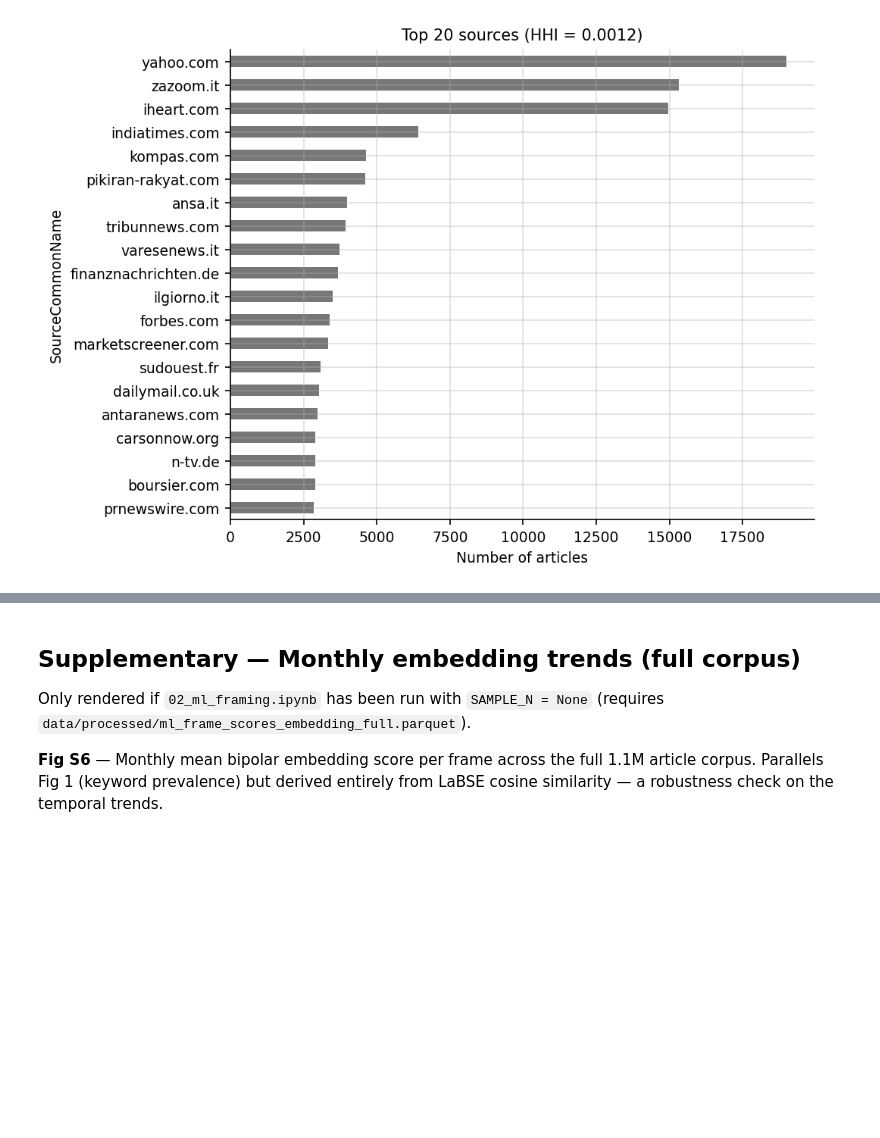
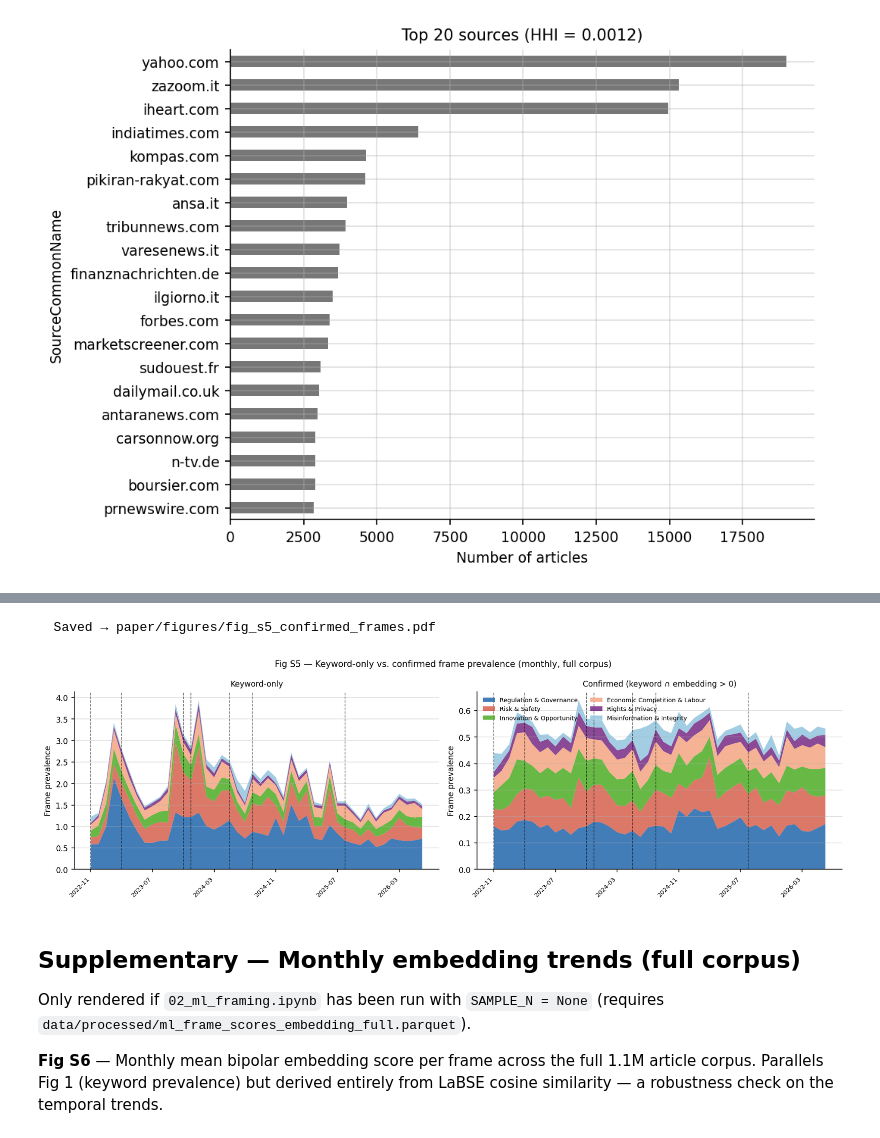
Before and after one commit to brewcoua/GenAI-GDELT, a Jupyter notebook: notebooks/03_paper_figures.ipynb, the cells around one changed output, grey strips where cells are left out. Drawn from its saved outputs; the diff is of its cells as text; code cells hidden in the pictures; blank space fills up the shorter version.

```diff
--- a/notebooks/03_paper_figures.ipynb
+++ b/notebooks/03_paper_figures.ipynb
@@ -435,3 +410,51 @@ else:
+# %%
+ML_CONFIRMED_PATH = PROCESSED / "ml_frame_confirmed.parquet"
+
+if not ML_CONFIRMED_PATH.exists():
+    print("ml_frame_confirmed.parquet not found — run 02_ml_framing.ipynb Section 4 (SAMPLE_N=None) first.")
+else:
+    from src.analysis import frame_shares
+
+    conf = pd.read_parquet(ML_CONFIRMED_PATH)
+    conf["month"] = conf["month"].apply(
+        lambda x: pd.Period(x, freq="M") if isinstance(x, str) else x
+    )
+    monthly_conf = frame_shares(conf, month_col="month")
+
+    x_idx = shares.index.tolist()
+    x = range(len(x_idx))
+    frame_order = list(FRAME_COLORS.keys())
+
+    fig, axes = plt.subplots(1, 2, figsize=(13, 4), sharey=False)
+
+    for ax, (data, title) in zip(axes, [
+        (shares,       "Keyword-only"),
+        (monthly_conf, "Confirmed (keyword ∩ embedding > 0)"),
+    ]):
+        values = [data.reindex(x_idx).get(f, pd.Series(0.0, index=x_idx)).values
+                  for f in frame_order]
+        ax.stackplot(x, values,
+                     labels=[FRAME_LABELS[f] for f in frame_order],
+                     colors=[FRAME_COLORS[f] for f in frame_order], alpha=0.85)
+        for m in MILESTONES:
+            p = pd.Period(m["date"][:7], freq="M")
+            if p in x_idx:
+                ax.axvline(x_idx.index(p), color="black", lw=0.8, ls="--", alpha=0.6)
+        ax.set_xticks(list(x)[::8])
+        ax.set_xticklabels([str(x_idx[i]) for i in list(x)[::8]],
+                            rotation=45, ha="right", fontsize=7)
+        ax.set_ylabel("Frame prevalence")
+        ax.set_title(title, fontsize=9)
+
+    axes[1].legend(loc="upper left", fontsize=7, frameon=False, ncol=2)
+    fig.suptitle("Fig S5 — Keyword-only vs. confirmed frame prevalence (monthly, full corpus)",
+                 fontsize=10)
+    plt.tight_layout()
+    _save(fig, "fig_s5_confirmed_frames")
+    plt.show()
+# %% [output]
+  Saved → paper/figures/fig_s5_confirmed_frames.pdf
+[figure, added]
 # %% [markdown]
 ## Supplementary — Monthly embedding trends (full corpus)
 
```
Also changed, not shown: parts of 4 cells of this notebook, 8 other files.
